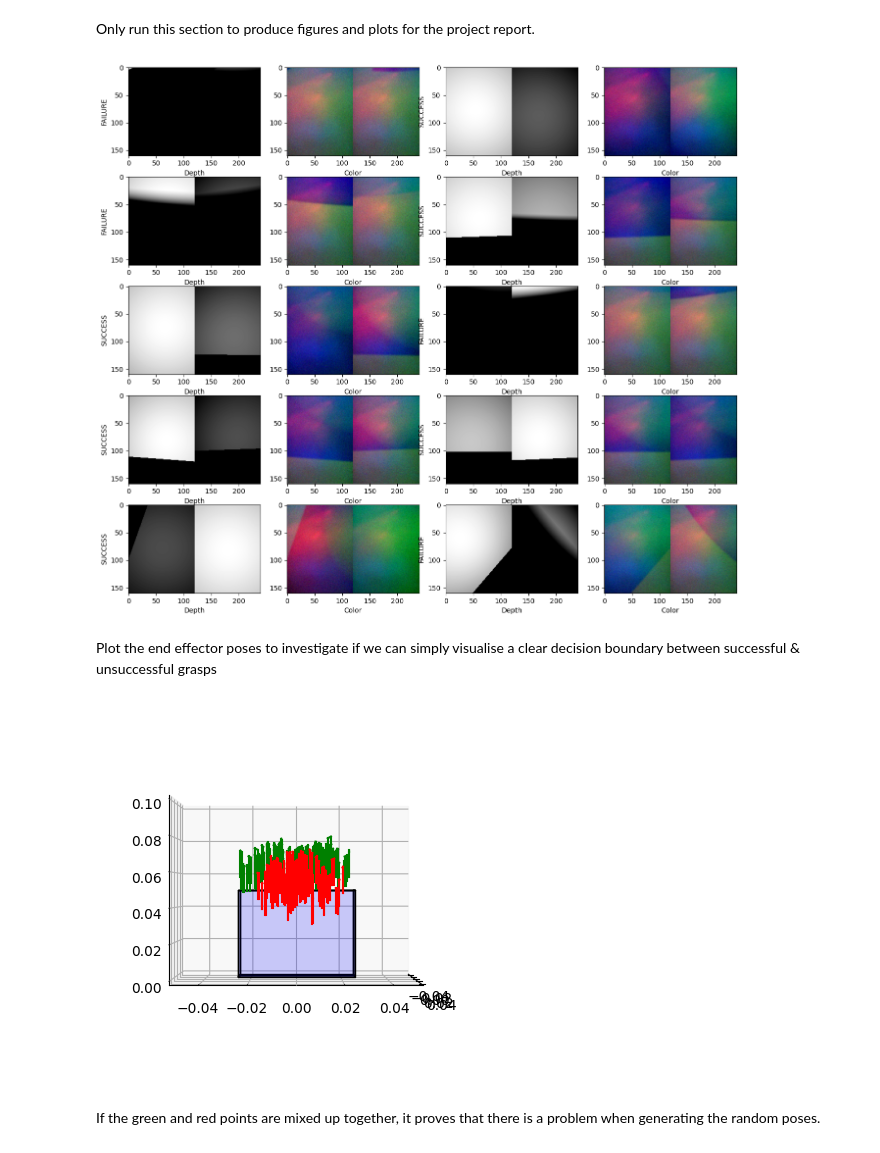
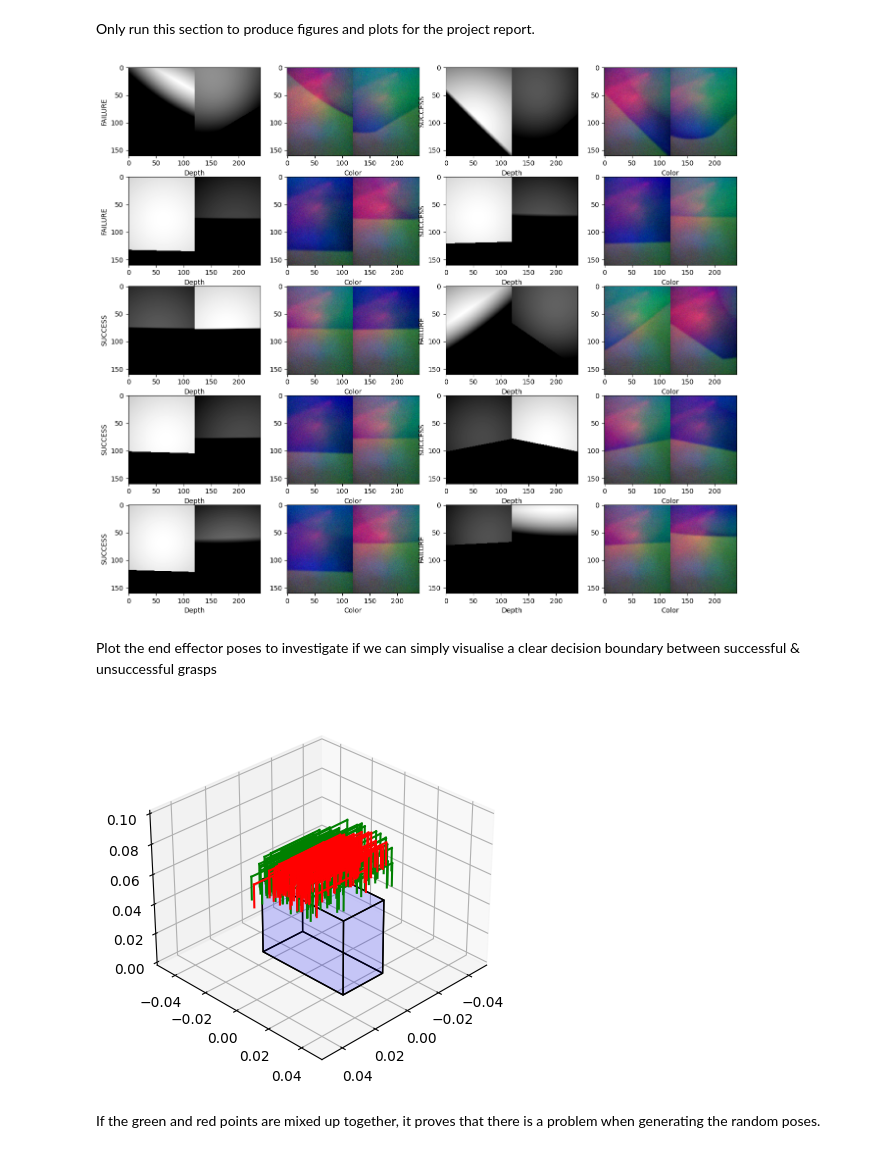
Before and after one commit to jhtkoo0426/UCL-FYP, a Jupyter notebook: src/models/baseline_improved.ipynb, the cells around one changed output. Saved outputs shown, nothing was run; the diff lists cells and outputs as text; code cells hidden in the pictures.

```diff
--- a/src/models/baseline_improved.ipynb
+++ b/src/models/baseline_improved.ipynb
@@ -49,7 +49,8 @@ For all object models used in this experiment, each object has 4 datasets which
 - `poses_ds.npy` which stores the randomly-generated 6d hand poses from the simulation
 - `outcomes_ds.npy` which stores the outcomes of each random pose
 # %%
-root = "../datasets/"
+# root = "../datasets/"
+root = "../baseline_model/"
 object_name = "block"      # object_name should be in [bottle, block, mug]
 
 # Construct the relative paths of each dataset and load them into the notebook
@@ -228,7 +229,7 @@ for i in range(rows*cols):
         plt.imshow(np.array(color_data[rand_indices[i//2]]) / 255., cmap='gray')
 plt.show()
 # %% [output]
-[figure, old version]
+[figure, new version]
 # %% [markdown]
 Plot the end effector poses to investigate if we can simply visualise a clear decision boundary between successful & unsuccessful grasps
 # %%
@@ -294,35 +295,35 @@ def plot_cube(cube_definition, ax):
     points += [cube_definition_array[0] + vectors[0] + vectors[1]]
     points += [cube_definition_array[0] + vectors[0] + vectors[2]]
     points += [cube_definition_array[0] + vectors[1] + vectors[2]]
     points += [cube_definition_array[0] + vectors[0] + vectors[1] + vectors[2]]
     points = np.array(points)
     edges = [
         [points[0], points[3], points[5], points[1]],
         [points[1], points[5], points[7], points[4]],
         [points[4], points[2], points[6], points[7]],
         [points[2], points[6], points[3], points[0]],
         [points[0], points[2], points[4], points[1]],
         [points[3], points[6], points[7], points[5]]
     ]
     faces = Poly3DCollection(edges, linewidths=1, edgecolors='k')
     faces.set_facecolor((0,0,1,0.1))
     faces.set_zorder(3)
     ax.add_collection3d(faces)
     # Plot the points themselves to force the scaling of the axes
     ax.scatter(points[:,0], points[:,1], points[:,2], s=0)
     # ax.set_aspect('equal')
 
 # Dimensions of the block object: (W=0.025, H=0.05, D=0.05)
 # (0,0,0), (0,1,0), (1,0,0), (0,0,1) -> unit cube
 cube_definition = [(-0.0125, -0.025, 0), (0.0125, -0.025, 0), (-0.0125, 0.0255, 0), (-0.0125, -0.025, 0.05)]
 plot_cube(cube_definition, ax)
 
 # Display the plot at different angles
-ax.view_init(elev=0, azim=0, roll=0)
+ax.view_init(elev=30, azim=45, roll=0)
 plot.subplots_adjust(left=0.75, right=0.95, bottom=0.15, top=0.9)
 plot.tight_layout()
 # %% [output]
-[figure, old version]
+[figure, new version]
 # %% [markdown]
 If the green and red points are mixed up together, it proves that there is a problem when generating the random poses.
 # %% [markdown]
```
Also changed, not shown: parts of 10 cells of this notebook, 22 other files.
